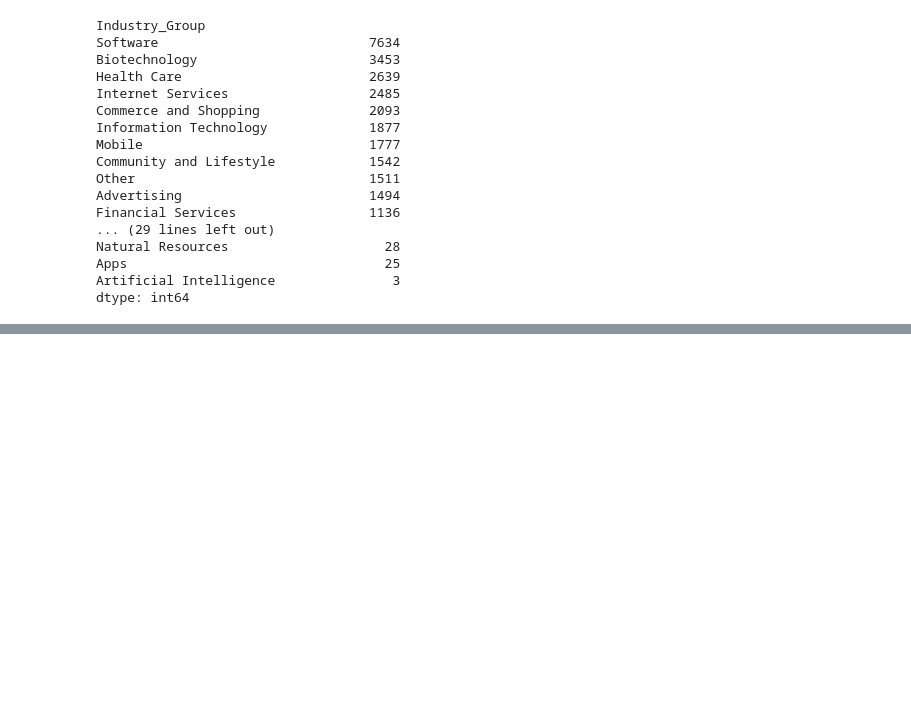
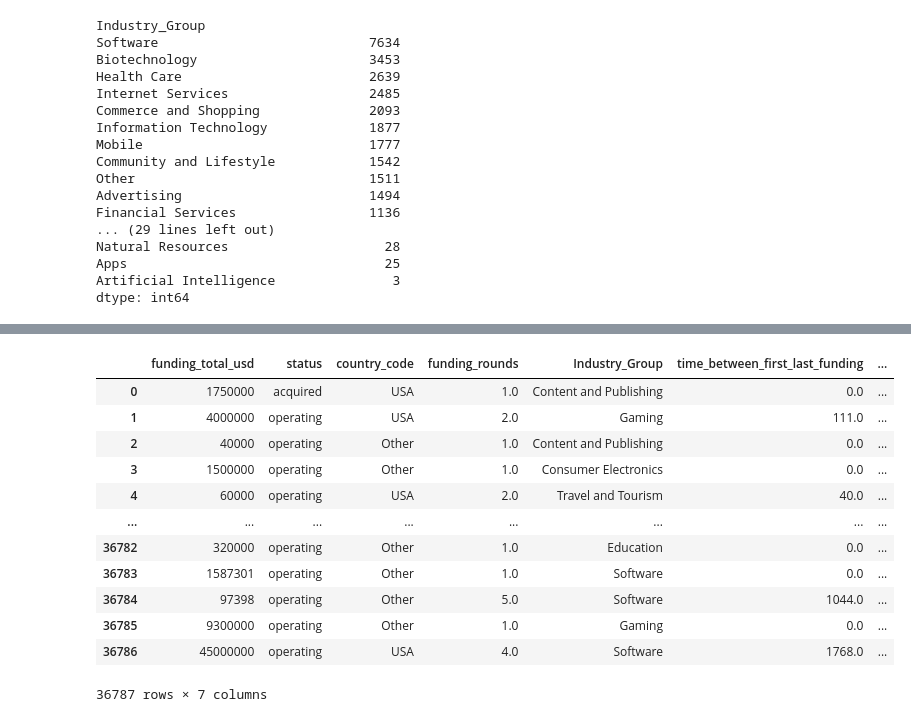
Before and after one commit to aamruth/triumph-venture, a Jupyter notebook: notebooks/Doubles_extras_elim.ipynb, the cells around one changed output, grey strips where cells are left out. Drawn from its saved outputs; the diff is of its cells as text; code cells hidden in the pictures; blank space fills up the shorter version.

```diff
--- a/notebooks/Doubles_extras_elim.ipynb
+++ b/notebooks/Doubles_extras_elim.ipynb
@@ -210,0 +288,24 @@ dtype: int64
+# %%
+reference_date = pd.to_datetime(end_date)
+# %%
+data['days_in_business'] = (reference_date - data['founded_at']).dt.days
+# %%
+data = data.reset_index(drop=True)
+# %%
+data = data.drop(columns=['founded_at', 'first_funding_at', 'last_funding_at'])
+# %%
+data
+# %% [output]
+|  | funding_total_usd | status | country_code | funding_rounds | Industry_Group | time_between_first_last_funding | ... |
+| 0 | 1750000 | acquired | USA | 1.0 | Content and Publishing | 0.0 | ... |
+| 1 | 4000000 | operating | USA | 2.0 | Gaming | 111.0 | ... |
+| 2 | 40000 | operating | Other | 1.0 | Content and Publishing | 0.0 | ... |
+| 3 | 1500000 | operating | Other | 1.0 | Consumer Electronics | 0.0 | ... |
+| 4 | 60000 | operating | USA | 2.0 | Travel and Tourism | 40.0 | ... |
+| ... | ... | ... | ... | ... | ... | ... | ... |
+| 36782 | 320000 | operating | Other | 1.0 | Education | 0.0 | ... |
+| 36783 | 1587301 | operating | Other | 1.0 | Software | 0.0 | ... |
+| 36784 | 97398 | operating | Other | 5.0 | Software | 1044.0 | ... |
+| 36785 | 9300000 | operating | Other | 1.0 | Gaming | 0.0 | ... |
+| 36786 | 45000000 | operating | USA | 4.0 | Software | 1768.0 | ... |
+36787 rows × 7 columns
```
Also changed, not shown: parts of 13 cells of this notebook.
